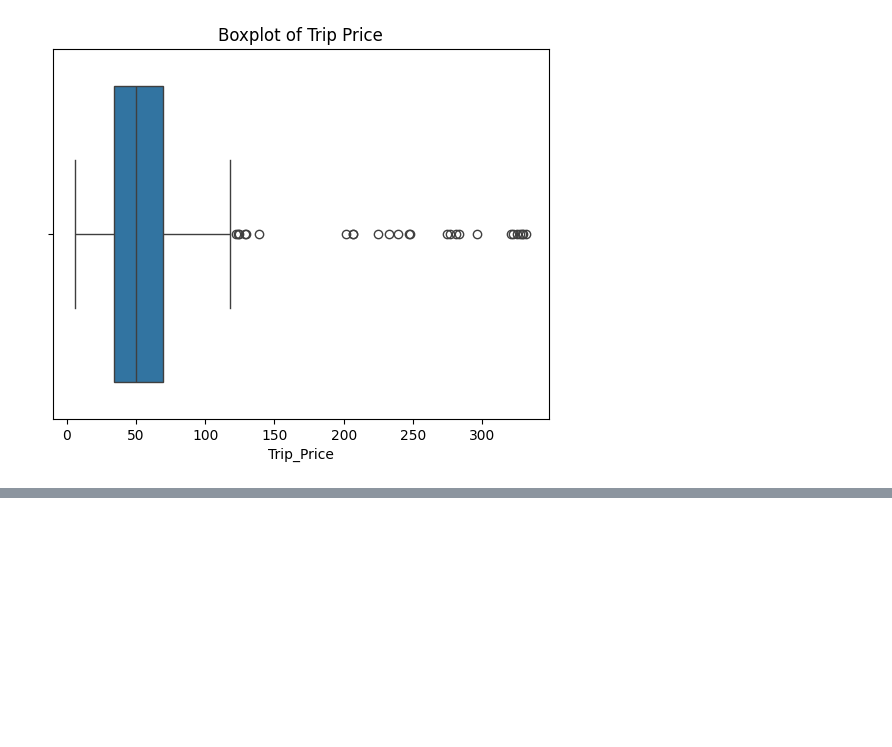
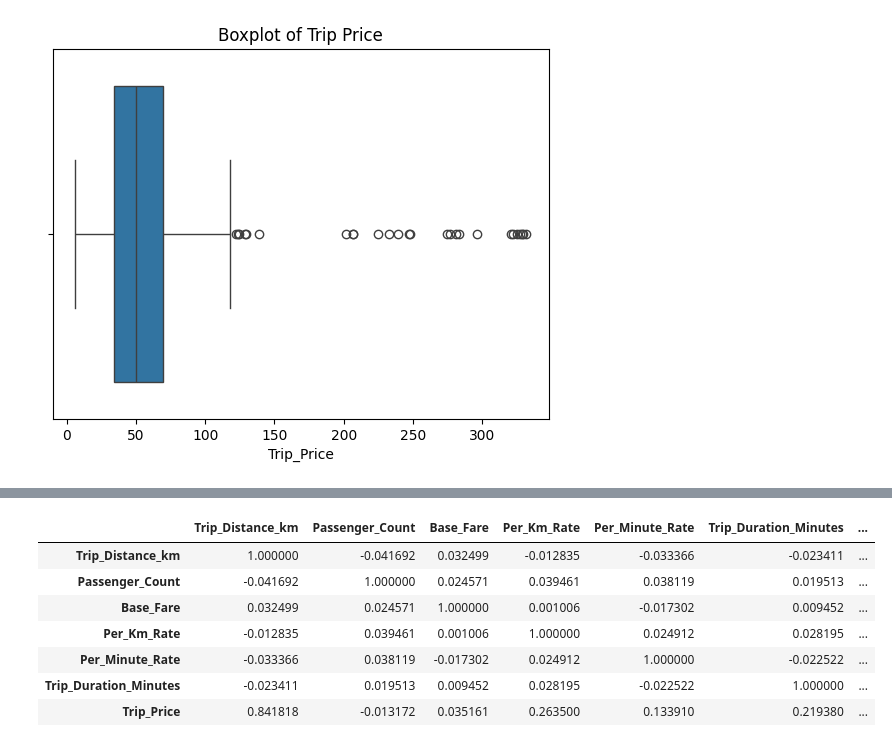
Before and after one commit to CZanichelli/taxi-prediction-fullstack-Casper-Zanichelli-opa24, a Jupyter notebook: explorations/eda.ipynb, the cells around one changed output, grey strips where cells are left out. Cells and saved outputs as stored; diff of their text form; code cells hidden in the pictures; blank space fills up the shorter version.

Commit message:
Correlation between numeric and the traget

```diff
--- a/explorations/eda.ipynb
+++ b/explorations/eda.ipynb
@@ -189,0 +219,13 @@ plt.show()
+# %%
+numeric_columns = ['Trip_Distance_km', 'Passenger_Count', 'Base_Fare', 'Per_Km_Rate', 'Per_Minute_Rate', 'Trip_Duration_Minutes', 'Trip_Price']
+
+training_data[numeric_columns].corr()
+# %% [output]
+|  | Trip_Distance_km | Passenger_Count | Base_Fare | Per_Km_Rate | Per_Minute_Rate | Trip_Duration_Minutes | ... |
+| Trip_Distance_km | 1.000000 | -0.041692 | 0.032499 | -0.012835 | -0.033366 | -0.023411 | ... |
+| Passenger_Count | -0.041692 | 1.000000 | 0.024571 | 0.039461 | 0.038119 | 0.019513 | ... |
+| Base_Fare | 0.032499 | 0.024571 | 1.000000 | 0.001006 | -0.017302 | 0.009452 | ... |
+| Per_Km_Rate | -0.012835 | 0.039461 | 0.001006 | 1.000000 | 0.024912 | 0.028195 | ... |
+| Per_Minute_Rate | -0.033366 | 0.038119 | -0.017302 | 0.024912 | 1.000000 | -0.022522 | ... |
+| Trip_Duration_Minutes | -0.023411 | 0.019513 | 0.009452 | 0.028195 | -0.022522 | 1.000000 | ... |
+| Trip_Price | 0.841818 | -0.013172 | 0.035161 | 0.263500 | 0.133910 | 0.219380 | ... |
```
Also changed, not shown: parts of 5 cells of this notebook.
